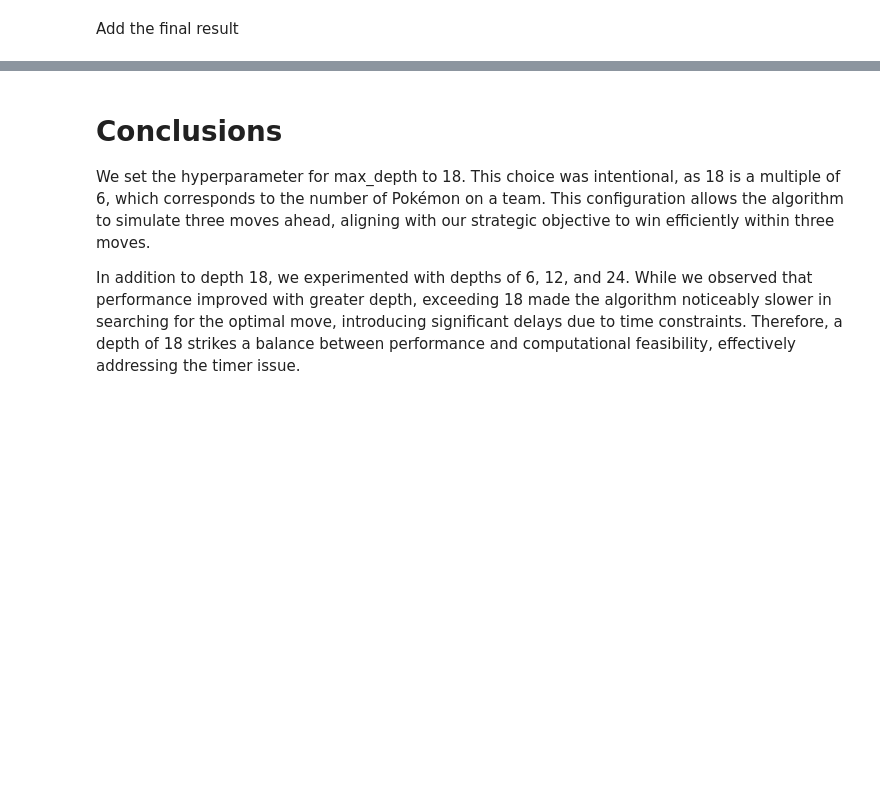
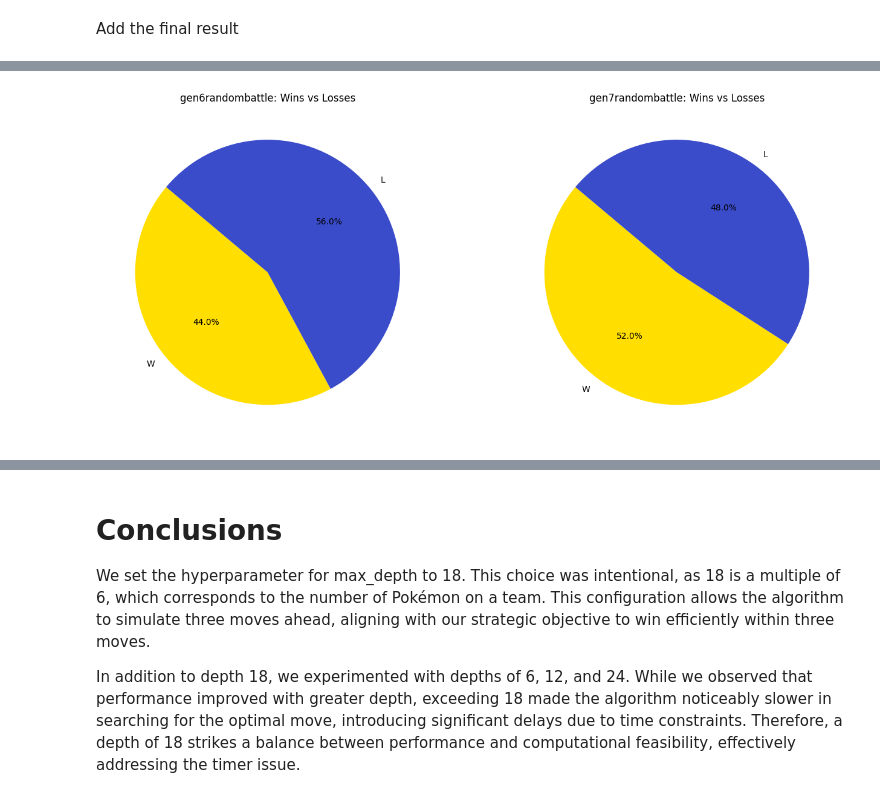
Before and after one commit to MatteoPirii/PokeBattle, a Jupyter notebook: PokéBattle.ipynb, the cells around one changed output, grey strips where cells are left out. Saved outputs shown, nothing was run; the diff lists cells and outputs as text; code cells hidden in the pictures; blank space fills up the shorter version.

```diff
--- a/PokéBattle.ipynb
+++ b/PokéBattle.ipynb
@@ -1384,3 +1384,87 @@ plt.show()
 [figure]
 # %% [markdown]
 Add the final result
+# %%
+import matplotlib.pyplot as plt
+import numpy as np
+
+# Data for battles and statistics
+data = {
+    'Generation': ['gen6randombattle', 'gen7randombattle', 'gen8randombattle', 'gen9randombattle'],
+    'Elo': [1091, 1145, 1208, 1125],
+    'GXE': [30.5, 38.2, 42.6, 38.7],
+    'Glicko-1': [1336, 1407, 1442, 1412 ],
+    'W': [22, 26, 30, 23],
+    'L': [28, 24, 20, 27]
+}
+
+# Colors for pie charts
+colors = ['#FFDE00', '#3B4CCA']
+
+fig, axs = plt.subplots(1, 2, figsize=(14, 6))
+
+for i in range(2):
+    if data['W'][i] > 0 or data['L'][i] > 0:
+        axs[i].pie(
+            [data['W'][i], data['L'][i]],
+            labels=['W', 'L'],
+            autopct='%1.1f%%',
+            startangle=140,
+            colors=colors
+        )
+        axs[i].set_title(f"{data['Generation'][i]}: Wins vs Losses")
+    else:
+        axs[i].axis('off')
+        axs[i].set_title(f"{data['Generation'][i]}: No Data")
+
+plt.tight_layout()
+plt.show()
+
+fig, axs = plt.subplots(1, 2, figsize=(14, 6))
+
+for i in range(2, 4):
+    if data['W'][i] > 0 or data['L'][i] > 0:
+        axs[i - 2].pie(
+            [data['W'][i], data['L'][i]],
+            labels=['W', 'L'],
+            autopct='%1.1f%%',
+            startangle=140,
+            colors=colors
+        )
+        axs[i - 2].set_title(f"{data['Generation'][i]}: Wins vs Losses")
+    else:
+        axs[i - 2].axis('off')
+        axs[i - 2].set_title(f"{data['Generation'][i]}: No Data")
+
+plt.tight_layout()
+plt.show()
+
+x = np.arange(len(data['Generation']))  # Position of each generation
+width = 0.25  # Width of each bar group
+
+fig, ax = plt.subplots(figsize=(12, 6))
+
+# Plotting Elo, GXE, and Glicko-1 bars
+rects1 = ax.bar(x - width, data['Elo'], width, label='Elo', color='#FF0000')
+rects2 = ax.bar(x, data['GXE'], width, label='GXE', color='#3B4CCA')
+rects3 = ax.bar(x + width, data['Glicko-1'], width, label='Glicko-1', color='#FFDE00')
+
+# Adding labels for bars with zero values
+for i in range(len(data['Generation'])):
+    if data['Elo'][i] == 0:
+        ax.text(i - width, 1, '0', ha='center', va='bottom')
+    if data['GXE'][i] == 0:
+        ax.text(i, 1, '0', ha='center', va='bottom')
+    if data['Glicko-1'][i] == 0:
+        ax.text(i + width, 1, '0', ha='center', va='bottom')
+
+# Axis labels and title
+ax.set_ylabel('Statistical Value')
+ax.set_title('Comparison of Statistics Between Generations')
+ax.set_xticks(x)
+ax.set_xticklabels(data['Generation'])
+ax.legend()
+
+plt.tight_layout()
+plt.show()
+# %% [output]
@@ -1386,0 +1472 @@ Add the final result
+[figure, added]
```
Also changed, not shown: parts of 2 cells of this notebook, 1 other file.
